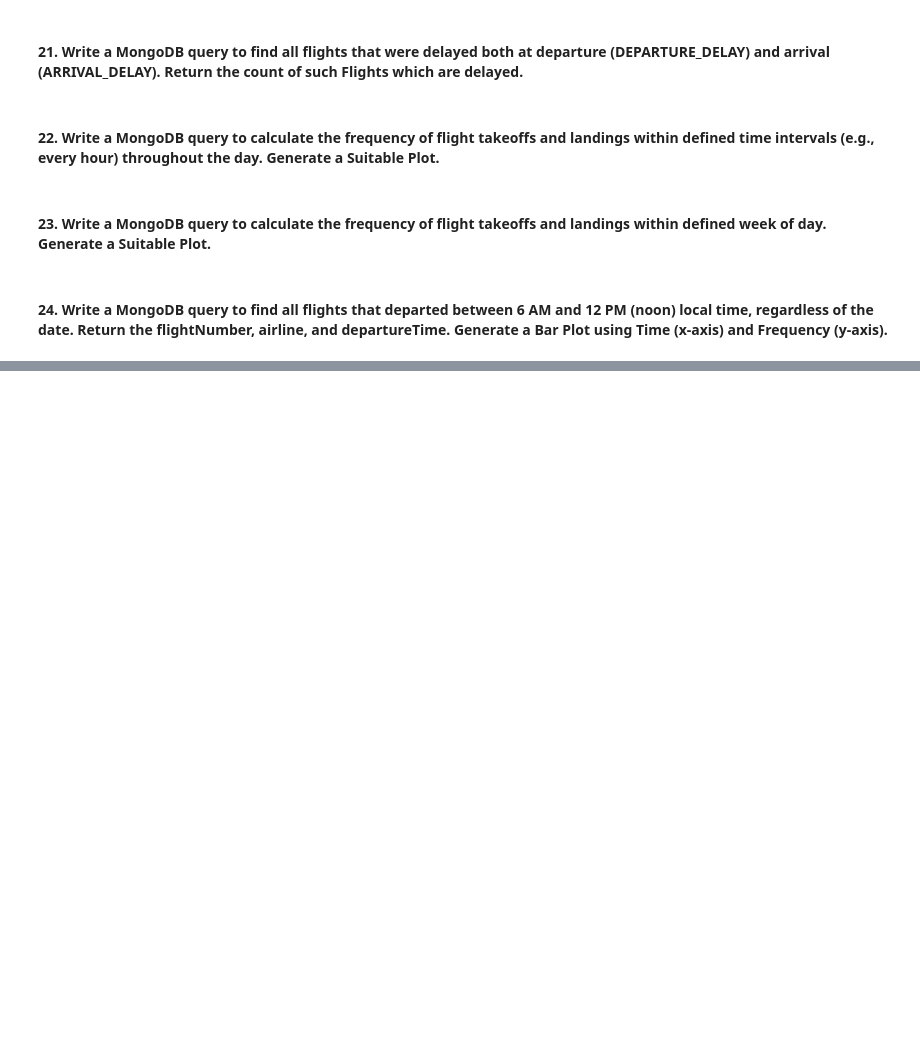
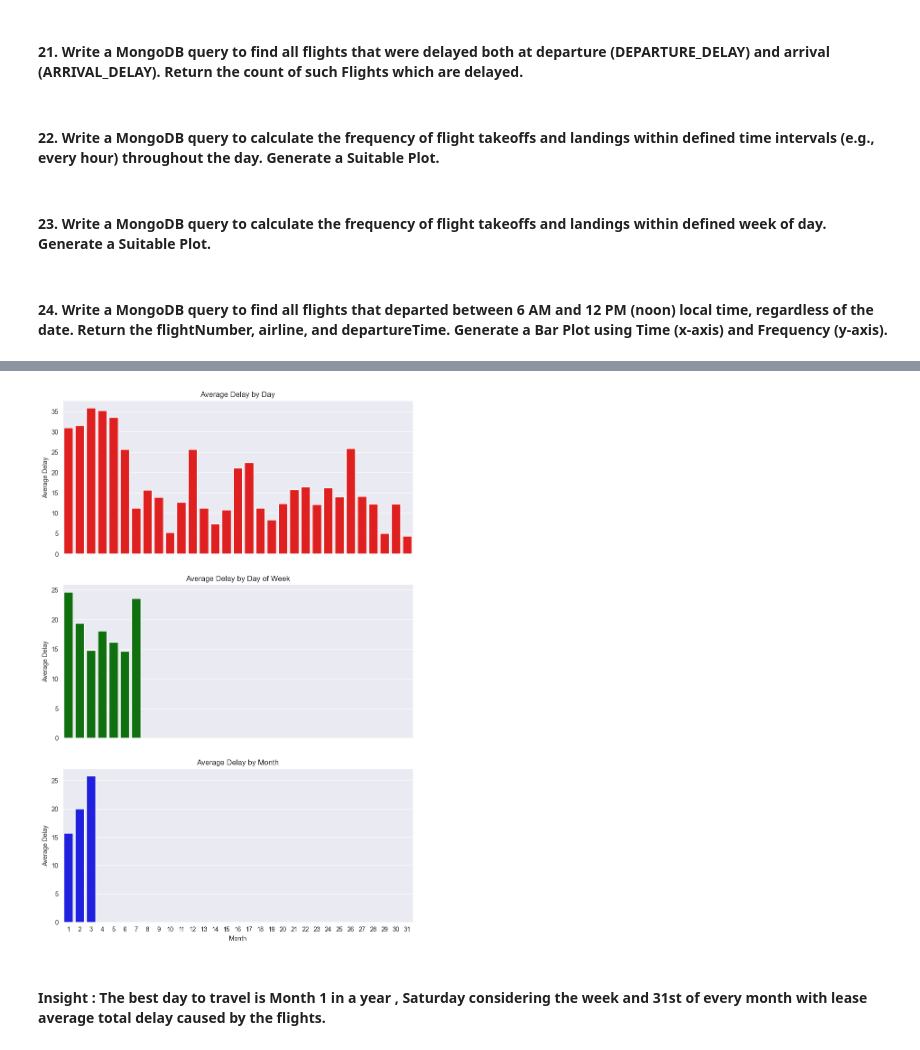
Before and after one commit to arjunonair/Data-Engineering-Assigns, a Jupyter notebook: assign 4/flight_delay.ipynb, the cells around one changed output, grey strips where cells are left out. Saved outputs shown, nothing was run; the diff lists cells and outputs as text; code cells hidden in the pictures; blank space fills up the shorter version.

```diff
--- a/assign 4/flight_delay.ipynb
+++ b/assign 4/flight_delay.ipynb
@@ -484,0 +471,39 @@ plt.tight_layout()
+# %%
+delay_week = flights.aggregate([
+    {'$group': {'_id':'$DAY_OF_WEEK', 'avgDelay': {'$avg':{'$add': ['$ARRIVAL_DELAY','$DEPARTURE_DELAY']}}}},
+    {'$project': {'_id':0,'DAY_OF_WEEK':'$_id','avgDelay' :{'$round': ['$avgDelay',2]}}},
+    {'$sort':{'avgDelay':1}}
+])
+
+delay_week_df = pd.DataFrame(delay_week)
+# %%
+delay_month = flights.aggregate([
+    {'$group': {'_id':'$MONTH', 'avgDelay': {'$avg':{'$add': ['$ARRIVAL_DELAY','$DEPARTURE_DELAY']}}}},
+    {'$project': {'_id':0,'MONTH':'$_id','avgDelay' :{'$round': ['$avgDelay',2]}}},
+    {'$sort':{'avgDelay':1}}
+])
+
+delay_month_df = pd.DataFrame(delay_month)
+# %%
+fig, axes = plt.subplots(3, 1, figsize=(10, 15), sharex=True)
+
+sns.barplot(data=delay_day_df, x='DAY', y='avgDelay', ax=axes[0],color='r')
+axes[0].set_title('Average Delay by Day')
+axes[0].set_xlabel('Day')
+axes[0].set_ylabel('Average Delay')
+
+sns.barplot(data=delay_week_df, x='DAY_OF_WEEK', y='avgDelay', ax=axes[1],color='g')
+axes[1].set_title('Average Delay by Day of Week')
+axes[1].set_xlabel('Day of Week')
+axes[1].set_ylabel('Average Delay')
+
+sns.barplot(data=delay_month_df, x='MONTH', y='avgDelay', ax=axes[2],color='b')
+axes[2].set_title('Average Delay by Month')
+axes[2].set_xlabel('Month')
+axes[2].set_ylabel('Average Delay')
+
+plt.show()
+# %% [output]
+[figure, added]
+# %% [markdown]
+#### Insight : The best day to travel is Month 1 in a year , Saturday considering the week and 31st of every month with lease average total delay caused by the flights.
```
Also changed, not shown: parts of 9 cells of this notebook.
